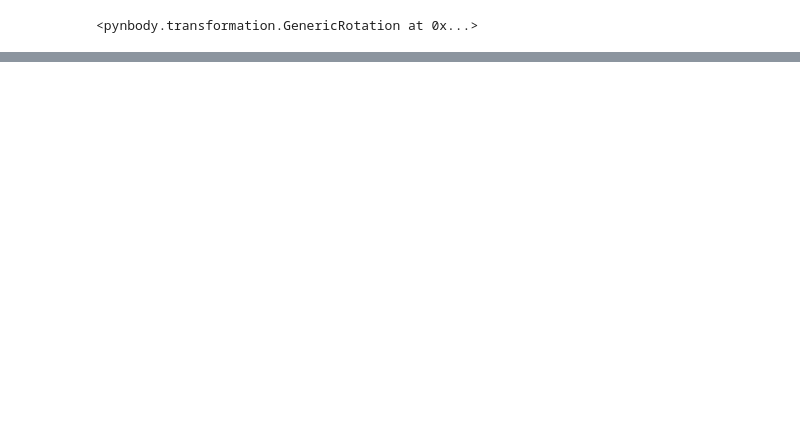
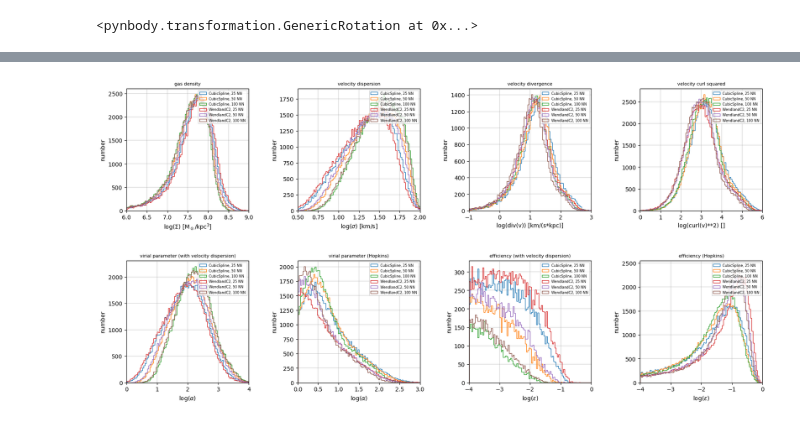
Before and after one commit to Evafranck/star_formation, a Jupyter notebook: star_formation_neu.ipynb, the cells around one changed output, grey strips where cells are left out. Cells and saved outputs as stored; diff of their text form; code cells hidden in the pictures; blank space fills up the shorter version.

```diff
--- a/star_formation_neu.ipynb
+++ b/star_formation_neu.ipynb
@@ -660,0 +177,20 @@ plt.show()
+# %%
+# unpickling CS_25
+with open('CS_25.pkl', 'rb') as CS_25_pickle:
+    rho_CS_25 = pickle.load(CS_25_pickle)
+    vdiv_CS_25 = pickle.load(CS_25_pickle)
+    vcurl_CS_25 = pickle.load(CS_25_pickle)
+    sphmass_CS_25 = pickle.load(CS_25_pickle)
+    vcurl2_CS_25 = pickle.load(CS_25_pickle)
+    vdisp_CS_25 = pickle.load(CS_25_pickle)
+    mass_CS_25 = pickle.load(CS_25_pickle)
+    smooth_CS_25 = pickle.load(CS_25_pickle)
+    radius_CS_25 = pickle.load(CS_25_pickle)
+    radius2_CS_25 = pickle.load(CS_25_pickle)
+    radius3_CS_25 = pickle.load(CS_25_pickle)
+    alpha_CS_25 = pickle.load(CS_25_pickle)
+    alpha2_CS_25 = pickle.load(CS_25_pickle)
+    alpha3_CS_25 = pickle.load(CS_25_pickle)
+    alpha4_CS_25 = pickle.load(CS_25_pickle)
+    eff_vdisp_CS_25 = pickle.load(CS_25_pickle)
+    eff_Hop_CS_25 = pickle.load(CS_25_pickle)
@@ -660,0 +369,32 @@ plt.show()
+# %%
+rho_list = [np.log10(rho_CS_25), np.log10(rho_CS_50), np.log10(rho_CS_100), np.log10(rho_W_25), np.log10(rho_W_50), np.log10(rho_W_100)]
+#rho_list = [rho_CS_25, rho_CS_50, rho_CS_100, rho_W_25, rho_W_50, rho_W_100]
+v_disp_list = [np.log10(vdisp_CS_25), np.log10(vdisp_CS_50), np.log10(vdisp_CS_100), np.log10(vdisp_W_25), np.log10(vdisp_W_50), np.log10(vdisp_W_100)]
+v_div_list = [np.log10(vdiv_CS_25), np.log10(vdiv_CS_50), np.log10(vdiv_CS_100), np.log10(vdiv_W_25), np.log10(vdiv_W_50), np.log10(vdiv_W_100)]
+v_curl2_list = [np.log10(vcurl2_CS_25), np.log10(vcurl2_CS_50), np.log10(vcurl2_CS_100), np.log10(vcurl2_W_25), np.log10(vcurl2_W_50), np.log10(vcurl2_W_100)]
+alpha_2_list = [np.log10(alpha2_CS_25), np.log10(alpha2_CS_50), np.log10(alpha2_CS_100), np.log10(alpha2_W_25), np.log10(alpha2_W_50), np.log10(alpha2_W_100)]
+alpha_4_list = [np.log10(alpha4_CS_25), np.log10(alpha4_CS_50), np.log10(alpha4_CS_100), np.log10(alpha4_W_25), np.log10(alpha4_W_50), np.log10(alpha4_W_100)]
+eff_vdisp_list = [np.log10(eff_vdisp_CS_25), np.log10(eff_vdisp_CS_50), np.log10(eff_vdisp_CS_100), np.log10(eff_vdisp_W_25), np.log10(eff_vdisp_W_50), np.log10(eff_vdisp_W_100)]
+eff_Hop_list = [np.log10(eff_Hop_CS_25), np.log10(eff_Hop_CS_50), np.log10(eff_Hop_CS_100), np.log10(eff_Hop_W_25), np.log10(eff_Hop_W_50), np.log10(eff_Hop_W_100)]
+key_list = [rho_list, v_disp_list, v_div_list, v_curl2_list, alpha_2_list, alpha_4_list, eff_vdisp_list, eff_Hop_list]
+range_list = [(6, 9), (0.5, 2), (-1, 3), (0, 6), (0, 4), (0, 3), (-4, 0), (-4, 0)]
+title = ['gas density', 'velocity dispersion', 'velocity divergence', 'velocity curl squared', 'virial parameter (with velocity dispersion)', 'virial parameter (Hopkins)', 'efficiency (with velocity dispersion)', 'efficiency (Hopkins)']
+unit = [r'log($\Sigma$) [M$_\odot$/kpc$^3$]', r'log($\sigma$) [km/s]', r'log(div(v)) [km/(s*kpc)]', r'log(curl(v)**2) []', 'log('+r'$\alpha$'+')', 'log('+r'$\alpha$'+')', 'log('+r'$\epsilon$'+')', 'log('+r'$\epsilon$'+')']
+label = ['CubicSpline, 25 NN', 'CubicSpline, 50 NN', 'CubicSpline, 100 NN', 'WendlandC2, 25 NN', 'WendlandC2, 50 NN', 'WendlandC2, 100 NN']
+fig = plt.figure(figsize = (20,10))
+gs0 = gd.GridSpec(2, 4, figure=fig, wspace = 0.4)
+
+for n in range(8):
+    ax = fig.add_subplot(gs0[n])
+    for i in range(6):
+        ax.hist(key_list[n][i], bins = 100, label = label[i], range = range_list[n], histtype = 'step')
+
+    ax.set_title(title[n], wrap = True, fontsize = 8)
+    ax.set_xlabel(unit[n])
+    ax.set_ylabel('number')
+    ax.set_xlim(range_list[n])
+    ax.set_aspect(1./ax.get_data_ratio())
+    ax.grid(linewidth = 0.3, color = 'grey')
+    ax.legend(fontsize = 6)
+# %% [output]
+[figure, added]
```
Also changed, not shown: parts of 44 cells of this notebook, 6 other files.
